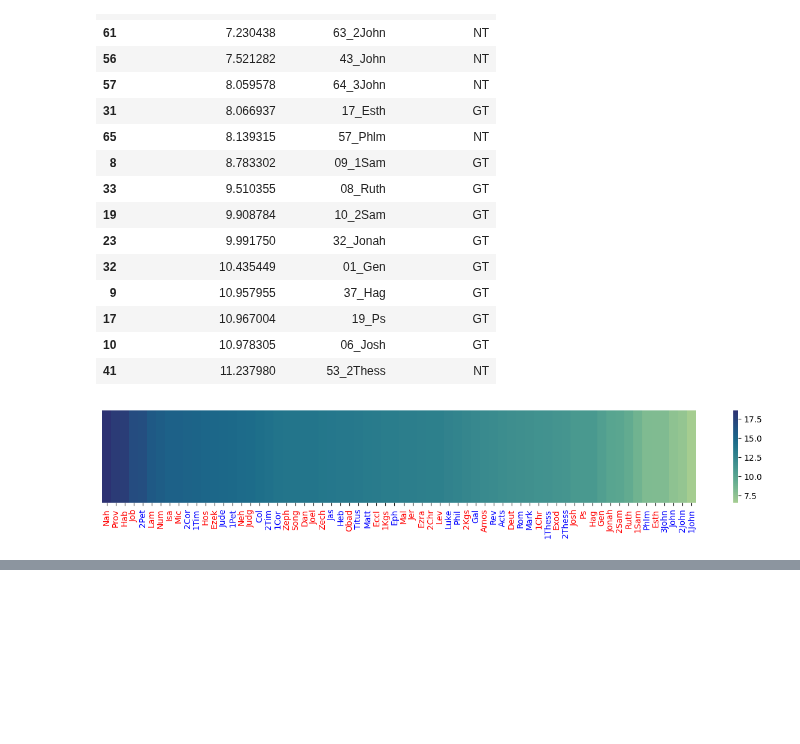
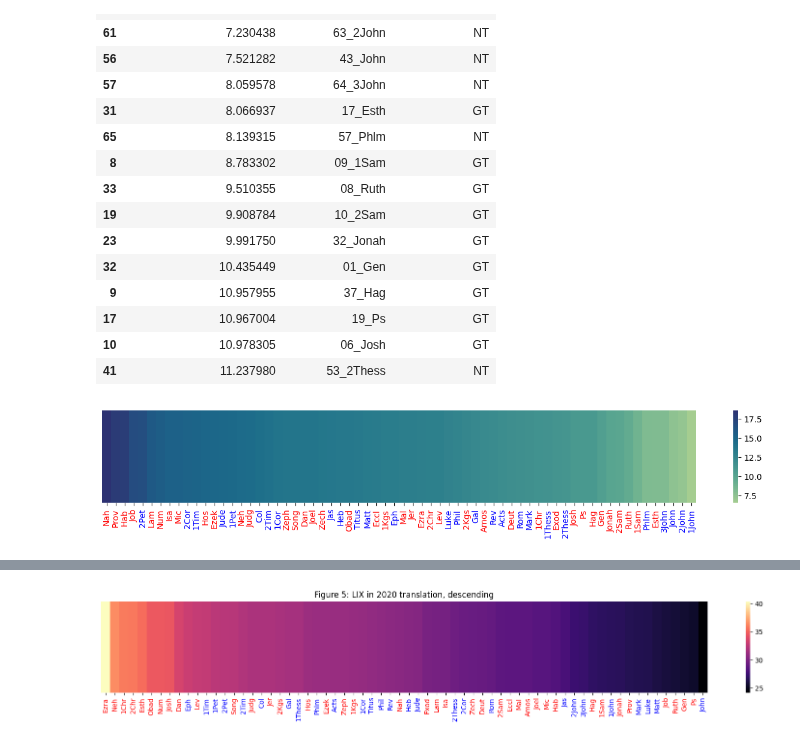
Before and after one commit to Computing-Antiquity/bibelen2020_appendices, a Jupyter notebook: demonstration_notebook.ipynb, the cells around one changed output, grey strips where cells are left out. Drawn from its saved outputs; the diff is of its cells as text; code cells hidden in the pictures; blank space fills up the shorter version.

```diff
--- a/demonstration_notebook.ipynb
+++ b/demonstration_notebook.ipynb
@@ -695,0 +816,32 @@ for tick_label, book_type_freq in zip(ax.axes.get_xticklabels(), sorted_df_dista
+# %%
+from matplotlib import pyplot as plt
+import seaborn as sns
+import re
+
+plt.figure(figsize=(16, 3))
+
+# Filtrer kun 2020 og sorter efter LIX (højeste først)
+sorted_2020 = book_df[book_df["edition"] == "2020"][["name", "lix", "type"]].sort_values(by="lix", ascending=False).copy()
+
+# Fjern tal + underscore præfix i navne
+sorted_2020["name_clean"] = sorted_2020["name"].apply(lambda s: re.sub(r"^\d+_", "", s))
+
+ax = sns.heatmap(
+    sorted_2020.lix.values.reshape(1, -1),
+    cmap="magma",
+    xticklabels=sorted_2020.name_clean,
+    yticklabels=False,
+    cbar=True
+)
+
+for tick_label, book_type in zip(ax.axes.get_xticklabels(), sorted_2020.type):
+    if book_type == "NT":
+        tick_label.set_color("blue")
+    else:
+        tick_label.set_color("red")
+
+plt.title("Figure 5: LIX in 2020 translation, descending")
+plt.tight_layout()
+plt.show()
+# %% [output]
+[figure, added]
```
Also changed, not shown: parts of 22 cells of this notebook.
